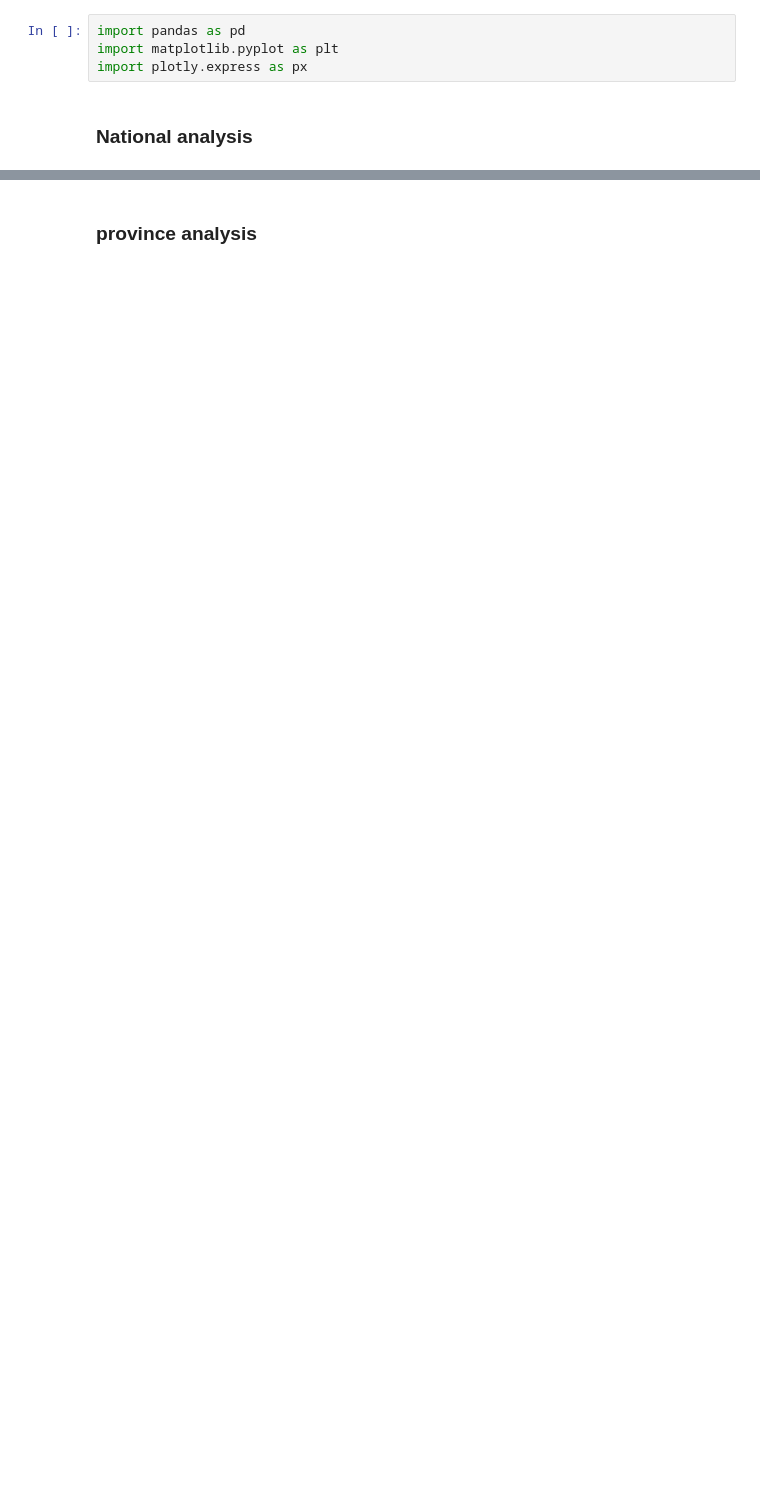
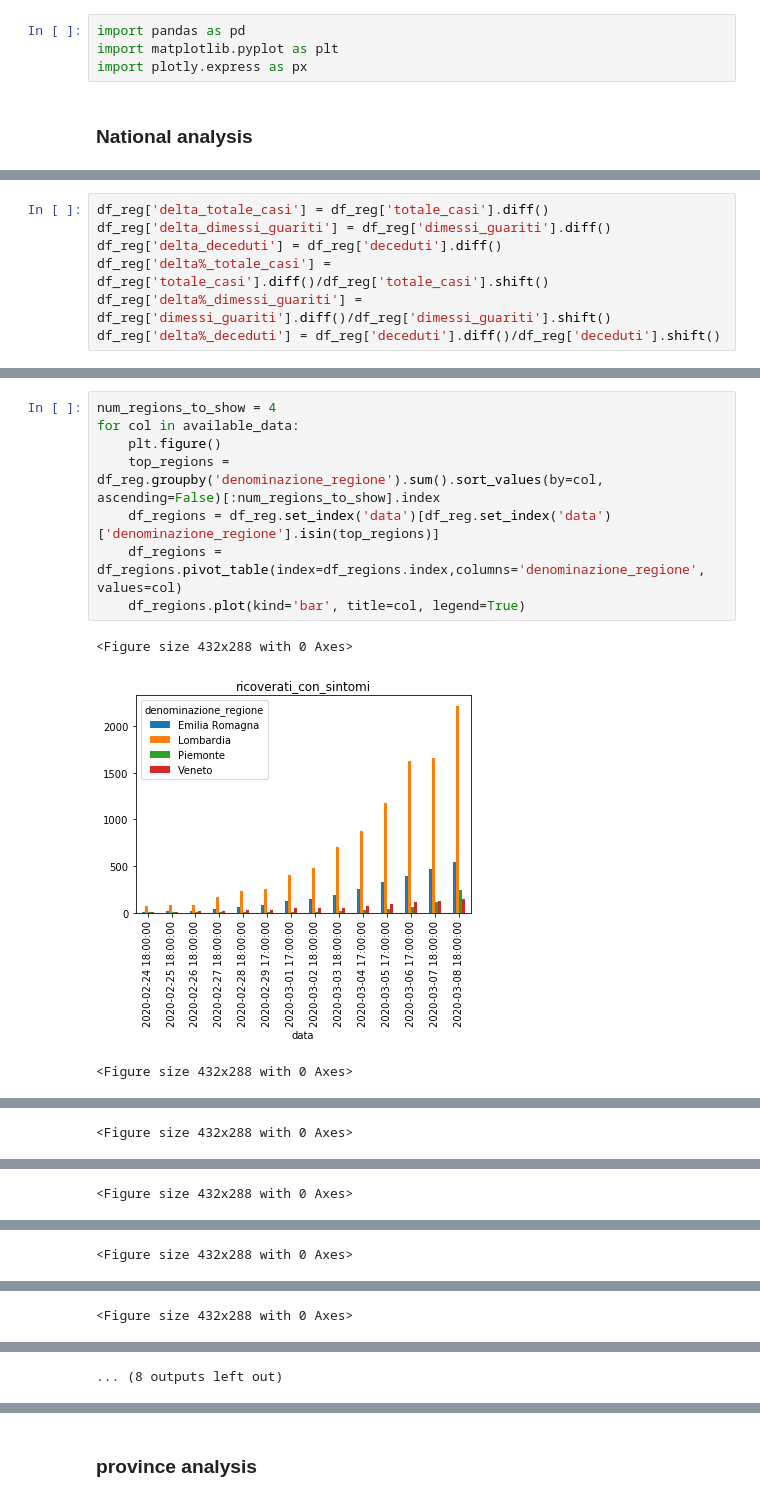
Before and after one commit to dtrifiro/COVID-19, a Jupyter notebook: notebooks/E.D.A..ipynb, the cells around one changed output, grey strips where cells are left out. Drawn from its saved outputs; the diff is of its cells as text; blank space fills up the shorter version.

```diff
--- a/notebooks/E.D.A..ipynb
+++ b/notebooks/E.D.A..ipynb
@@ -44,0 +68,7 @@ df_naz[['nuovi_attualmente_positivi', 'delta_totale_casi','delta_dimessi_guariti
+# %%
+df_reg['delta_totale_casi'] = df_reg['totale_casi'].diff()
+df_reg['delta_dimessi_guariti'] = df_reg['dimessi_guariti'].diff()
+df_reg['delta_deceduti'] = df_reg['deceduti'].diff()
+df_reg['delta%_totale_casi'] = df_reg['totale_casi'].diff()/df_reg['totale_casi'].shift()
+df_reg['delta%_dimessi_guariti'] = df_reg['dimessi_guariti'].diff()/df_reg['dimessi_guariti'].shift()
+df_reg['delta%_deceduti'] = df_reg['deceduti'].diff()/df_reg['deceduti'].shift()
@@ -44,0 +81,12 @@ df_naz[['nuovi_attualmente_positivi', 'delta_totale_casi','delta_dimessi_guariti
+# %%
+num_regions_to_show = 4
+for col in available_data:
+    plt.figure()
+    top_regions = df_reg.groupby('denominazione_regione').sum().sort_values(by=col, ascending=False)[:num_regions_to_show].index
+    df_regions = df_reg.set_index('data')[df_reg.set_index('data')['denominazione_regione'].isin(top_regions)]
+    df_regions = df_regions.pivot_table(index=df_regions.index,columns='denominazione_regione', values=col)
+    df_regions.plot(kind='bar', title=col, legend=True)
+# %% [output]
+<Figure size 432x288 with 0 Axes>
+[figure, added]
+<Figure size 432x288 with 0 Axes>
@@ -44,0 +94 @@ df_naz[['nuovi_attualmente_positivi', 'delta_totale_casi','delta_dimessi_guariti
+<Figure size 432x288 with 0 Axes>
@@ -44,0 +96 @@ df_naz[['nuovi_attualmente_positivi', 'delta_totale_casi','delta_dimessi_guariti
+<Figure size 432x288 with 0 Axes>
@@ -44,0 +98 @@ df_naz[['nuovi_attualmente_positivi', 'delta_totale_casi','delta_dimessi_guariti
+<Figure size 432x288 with 0 Axes>
@@ -44,0 +100 @@ df_naz[['nuovi_attualmente_positivi', 'delta_totale_casi','delta_dimessi_guariti
+<Figure size 432x288 with 0 Axes>
@@ -44,0 +102 @@ df_naz[['nuovi_attualmente_positivi', 'delta_totale_casi','delta_dimessi_guariti
+... (8 outputs left out)
```
Also changed, not shown: parts of 35 cells of this notebook.
